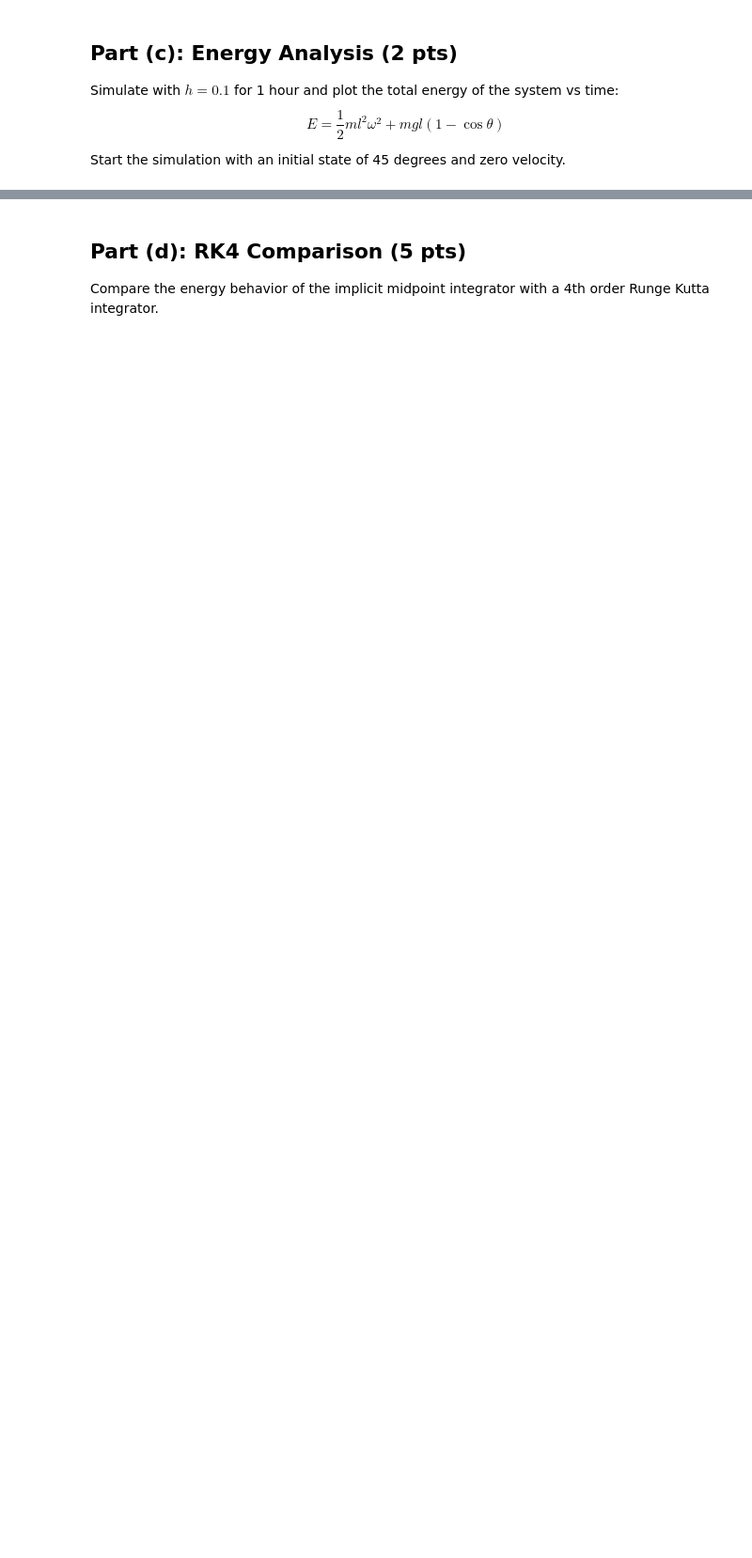
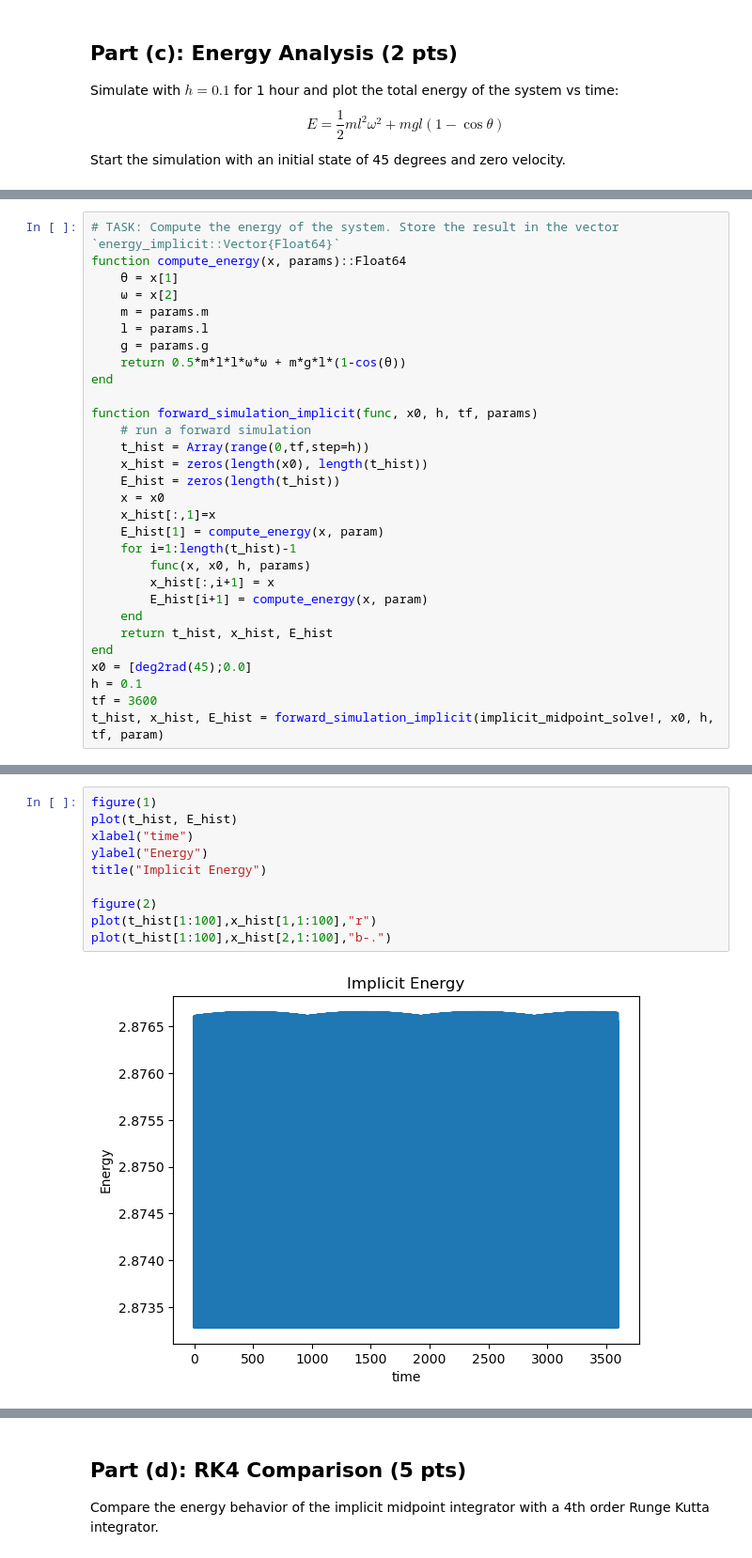
Before and after one commit to YunxiTang/Optimal_Control_HW1, a Jupyter notebook: src/Q1.ipynb, the cells around one changed output, grey strips where cells are left out. Shown at 94% size. Cells and saved outputs as stored; diff of their text form; blank space fills up the shorter version.

```diff
--- a/src/Q1.ipynb
+++ b/src/Q1.ipynb
@@ -58,0 +110,30 @@ ylabel("Energy")
+# %%
+# TASK: Compute the energy of the system. Store the result in the vector `energy_implicit::Vector{Float64}`
+function compute_energy(x, params)::Float64
+    θ = x[1]
+    ω = x[2]
+    m = params.m
+    l = params.l
+    g = params.g
+    return 0.5*m*l*l*ω*ω + m*g*l*(1-cos(θ))
+end
+
+function forward_simulation_implicit(func, x0, h, tf, params)
+    # run a forward simulation
+    t_hist = Array(range(0,tf,step=h))
+    x_hist = zeros(length(x0), length(t_hist))
+    E_hist = zeros(length(t_hist))
+    x = x0
+    x_hist[:,1]=x
+    E_hist[1] = compute_energy(x, param)
+    for i=1:length(t_hist)-1
+        func(x, x0, h, params)
+        x_hist[:,i+1] = x
+        E_hist[i+1] = compute_energy(x, param)
+    end
+    return t_hist, x_hist, E_hist
+end
+x0 = [deg2rad(45);0.0]
+h = 0.1
+tf = 3600
+t_hist, x_hist, E_hist = forward_simulation_implicit(implicit_midpoint_solve!, x0, h, tf, param)
@@ -58,0 +142,12 @@ ylabel("Energy")
+# %%
+figure(1)
+plot(t_hist, E_hist)
+xlabel("time")
+ylabel("Energy")
+title("Implicit Energy")
+
+figure(2)
+plot(t_hist[1:100],x_hist[1,1:100],"r")
+plot(t_hist[1:100],x_hist[2,1:100],"b-.")
+# %% [output]
+[figure, added]
```
Also changed, not shown: parts of 16 cells of this notebook.
